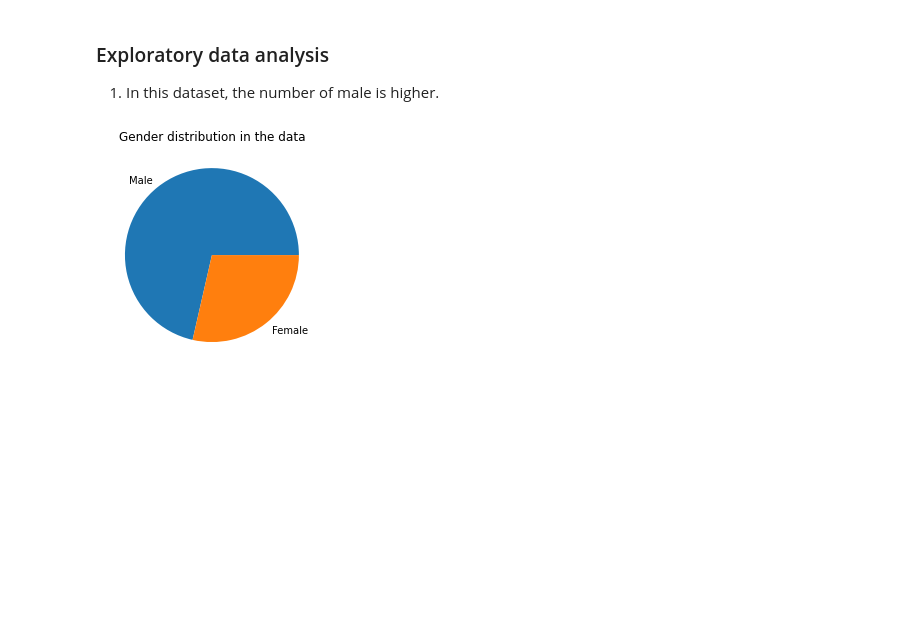
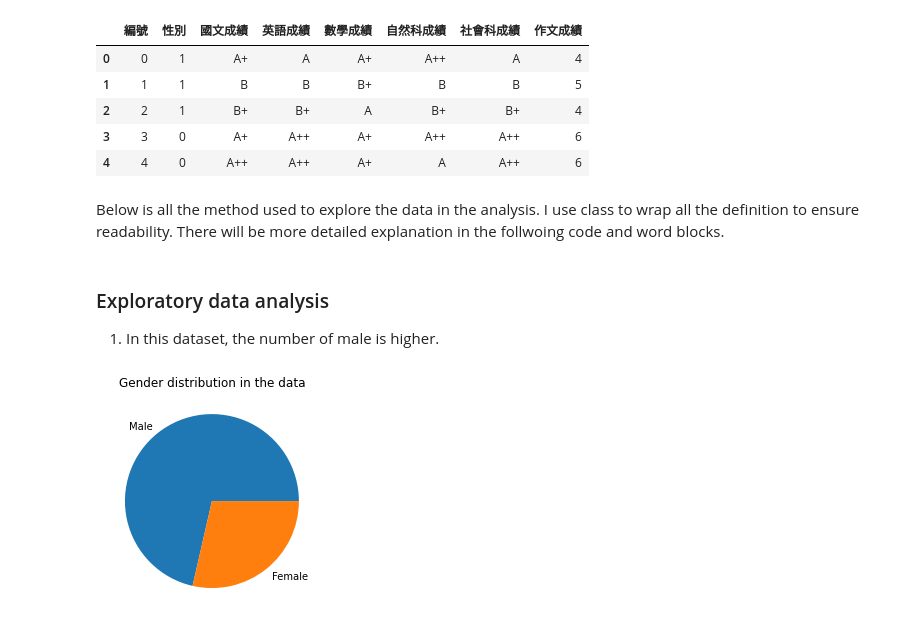
Before and after one commit to Frankkao813/Python, a Jupyter notebook: DataAnalysis/CAPanaalysis_class.ipynb, the cells around one changed output. Cells and saved outputs as stored; diff of their text form; code cells hidden in the pictures; blank space fills up the shorter version.

```diff
--- a/DataAnalysis/CAPanaalysis_class.ipynb
+++ b/DataAnalysis/CAPanaalysis_class.ipynb
@@ -32,3 +57,14 @@ None
+# %%
+df.head()
+# %% [output]
+|  | 編號 | 性別 | 國文成績 | 英語成績 | 數學成績 | 自然科成績 | 社會科成績 | 作文成績 |
+| 0 | 0 | 1 | A+ | A | A+ | A++ | A | 4 |
+| 1 | 1 | 1 | B | B | B+ | B | B | 5 |
+| 2 | 2 | 1 | B+ | B+ | A | B+ | B+ | 4 |
+| 3 | 3 | 0 | A+ | A++ | A+ | A++ | A++ | 6 |
+| 4 | 4 | 0 | A++ | A++ | A+ | A | A++ | 6 |
+# %% [markdown]
+Below is all the method used to explore the data in the analysis. I use class to wrap all the definition to ensure readability. There will be more detailed explanation in the follwoing code  and word blocks.
 # %%
 class CAPanalysis:
     def __init__(self, data, nameConversion):
```
Also changed, not shown: parts of 6 cells of this notebook.
